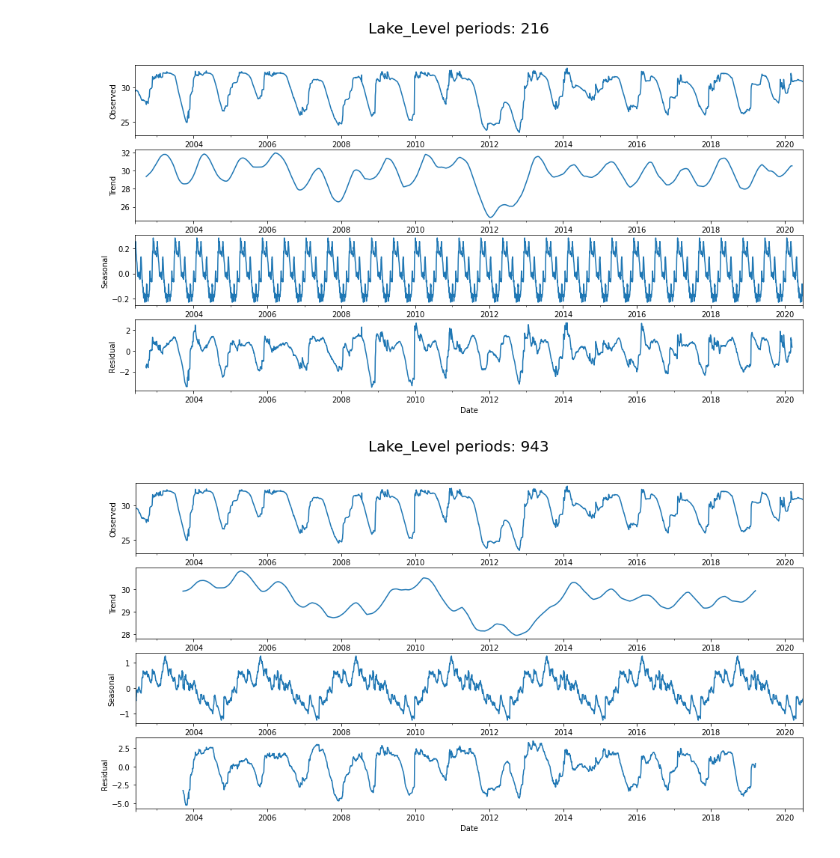
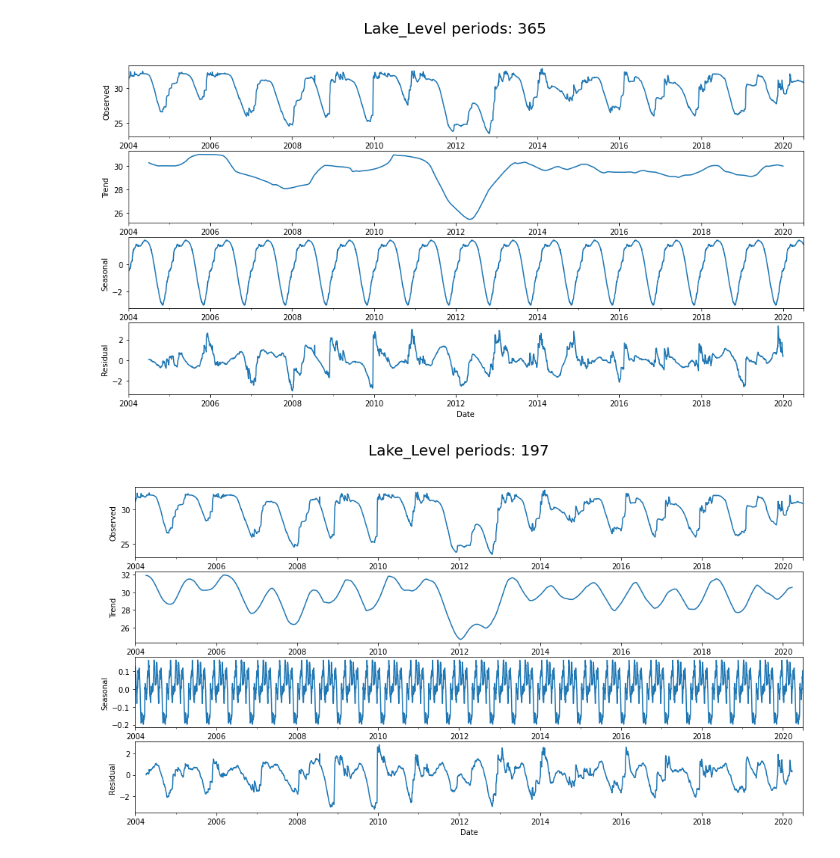
Before and after one commit to KlemenKozelj/master_thesis, a Jupyter notebook: 02_Lake_Bilancino_Time_Series.ipynb, the cells around one changed output. Drawn from its saved outputs; the diff is of its cells as text; code cells hidden in the pictures.

```diff
--- a/02_Lake_Bilancino_Time_Series.ipynb
+++ b/02_Lake_Bilancino_Time_Series.ipynb
@@ -18,12 +18,16 @@ from pmdarima.arima import auto_arima
 # %%
 df_raw = pd.read_csv('./data/00_original/Lake_Bilancino.csv', sep=',', header=0)
 
-df = df_raw[['Date', 'Lake_Level']].copy()
+df = df_raw[['Date', 'Rainfall_Cavallina', 'Flow_Rate', 'Lake_Level']].copy()
+
 df['Date'] = pd.to_datetime(df['Date'], format = '%d/%m/%Y')
 
 df.set_index(['Date'], inplace=True)
 df = df.asfreq('D')
+df = df.dropna()
 print(df.index)
+
+df.loc[:, 'Lake_Level'] -= (251 - 31)
 
 # df = df.resample('W').mean()
 # df = df.asfreq('W')
@@ -47,4 +51,4 @@ DatetimeIndex(['2002-06-03', '2002-06-04', '2002-06-05', '2002-06-06',
 # %%
-df['Lake_Level'] -= (251 - 31)
-print(df.isna().sum())
+df.info()
+df.head(5)
 # %% [output]
@@ -95,6 +117,7 @@ def seasonal_decompose_plot(series, period=False):
     ax[3].set_ylabel('Residual')
 
 seasonal_decompose_plot(df['Lake_Level'])
+seasonal_decompose_plot(df['Lake_Level'], 365)
 seasonal_decompose_plot(df['Lake_Level'], months)
 seasonal_decompose_plot(df['Lake_Level'], weeks)
 # %% [output]
@@ -102,2 +125,2 @@ seasonal_decompose_plot(df['Lake_Level'], weeks)
-[figure, old version]
+[figure, new version]
-[figure, old version]
+[figure, new version]
```
Also changed, not shown: parts of 12 cells of this notebook, 2 other files.
